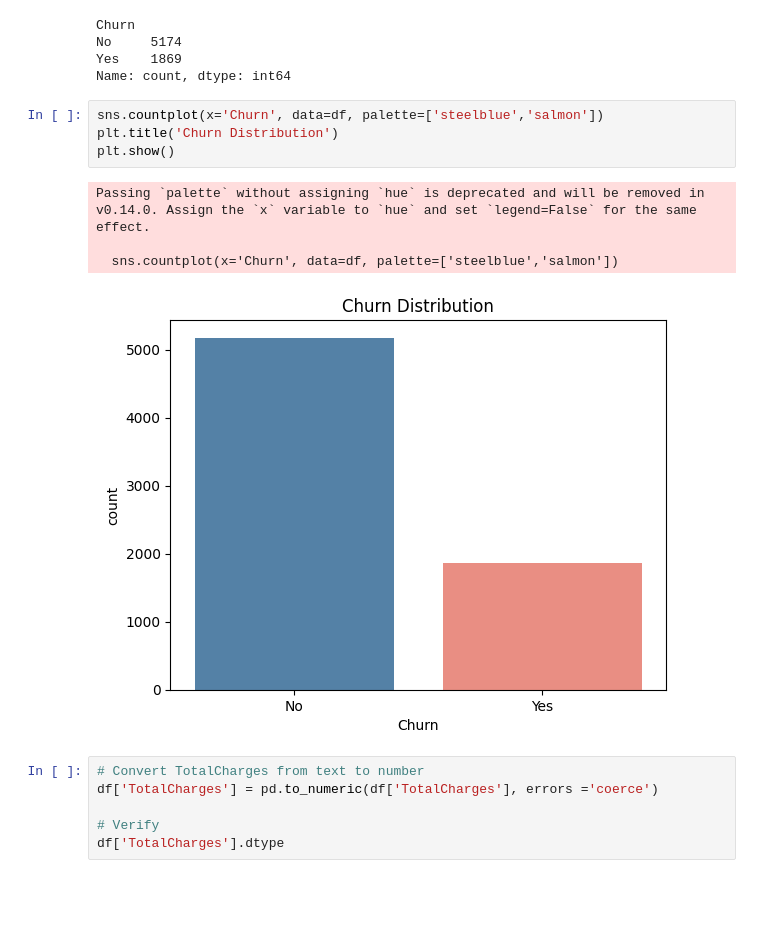
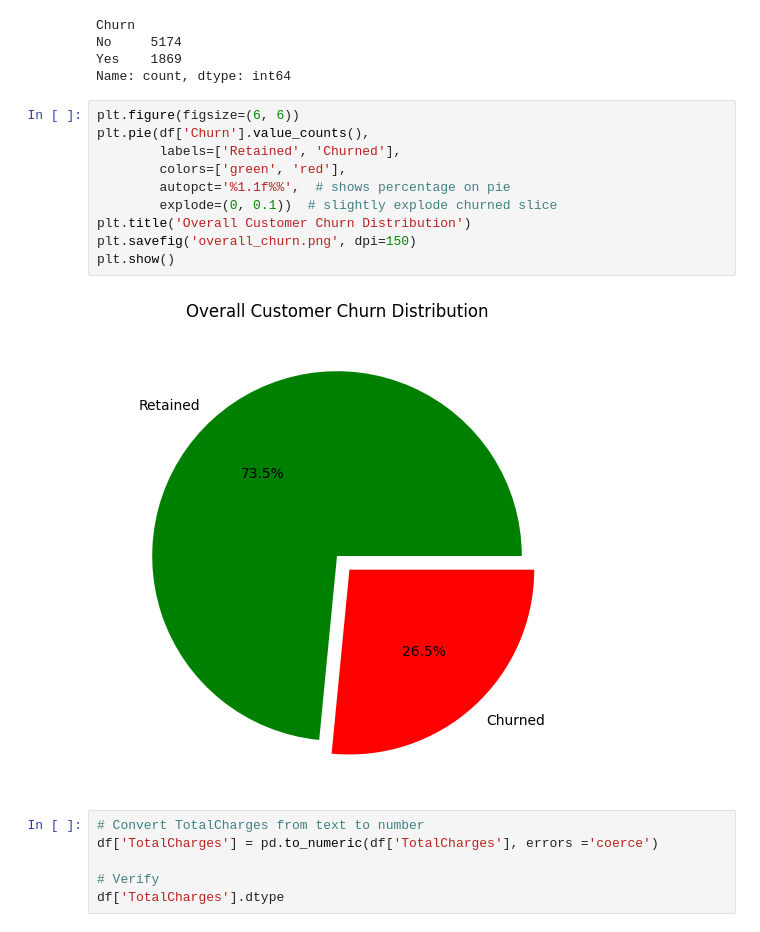
Before and after one commit to anupama-g-bhat/Customer-Churn-Analysis, a Jupyter notebook: churn_analysis.ipynb, the cells around one changed output. Drawn from its saved outputs; the diff is of its cells as text; blank space fills up the shorter version.

```diff
--- a/churn_analysis.ipynb
+++ b/churn_analysis.ipynb
@@ -79,15 +79,18 @@ Churn
 No     5174
 Yes    1869
 Name: count, dtype: int64
-# %%
-sns.countplot(x='Churn', data=df, palette=['steelblue','salmon'])
-plt.title('Churn Distribution')
-plt.show()
-# %% [output]
-Passing `palette` without assigning `hue` is deprecated and will be removed in v0.14.0. Assign the `x` variable to `hue` and set `legend=False` for the same effect.
-
-  sns.countplot(x='Churn', data=df, palette=['steelblue','salmon'])
-[figure, removed]
+# %%
+plt.figure(figsize=(6, 6))
+plt.pie(df['Churn'].value_counts(),
+        labels=['Retained', 'Churned'],
+        colors=['green', 'red'],
+        autopct='%1.1f%%',  # shows percentage on pie
+        explode=(0, 0.1))  # slightly explode churned slice
+plt.title('Overall Customer Churn Distribution')
+plt.savefig('overall_churn.png', dpi=150)
+plt.show()
+# %% [output]
+[figure, added]
 # %%
 # Convert TotalCharges from text to number
 df['TotalCharges'] = pd.to_numeric(df['TotalCharges'], errors ='coerce')
```
Also changed, not shown: parts of 7 cells of this notebook, 11 other files.
